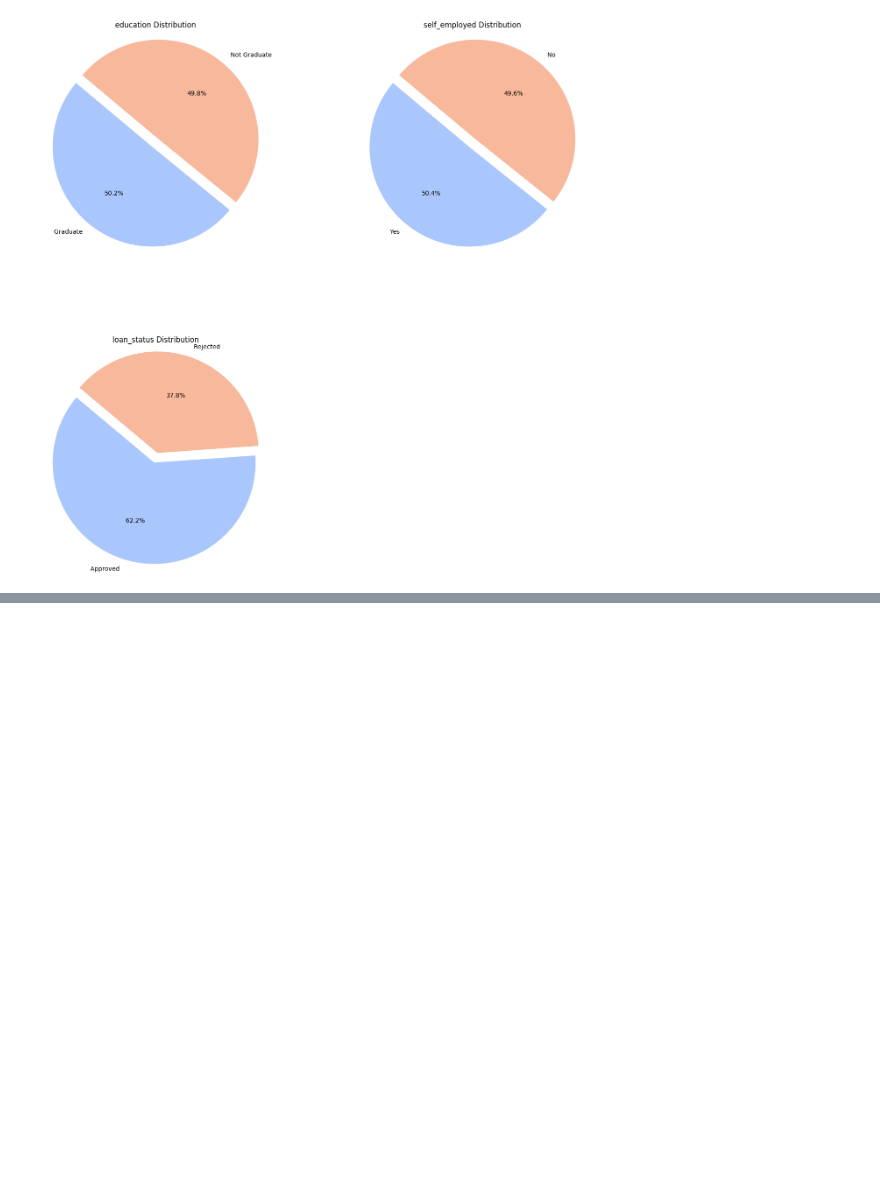
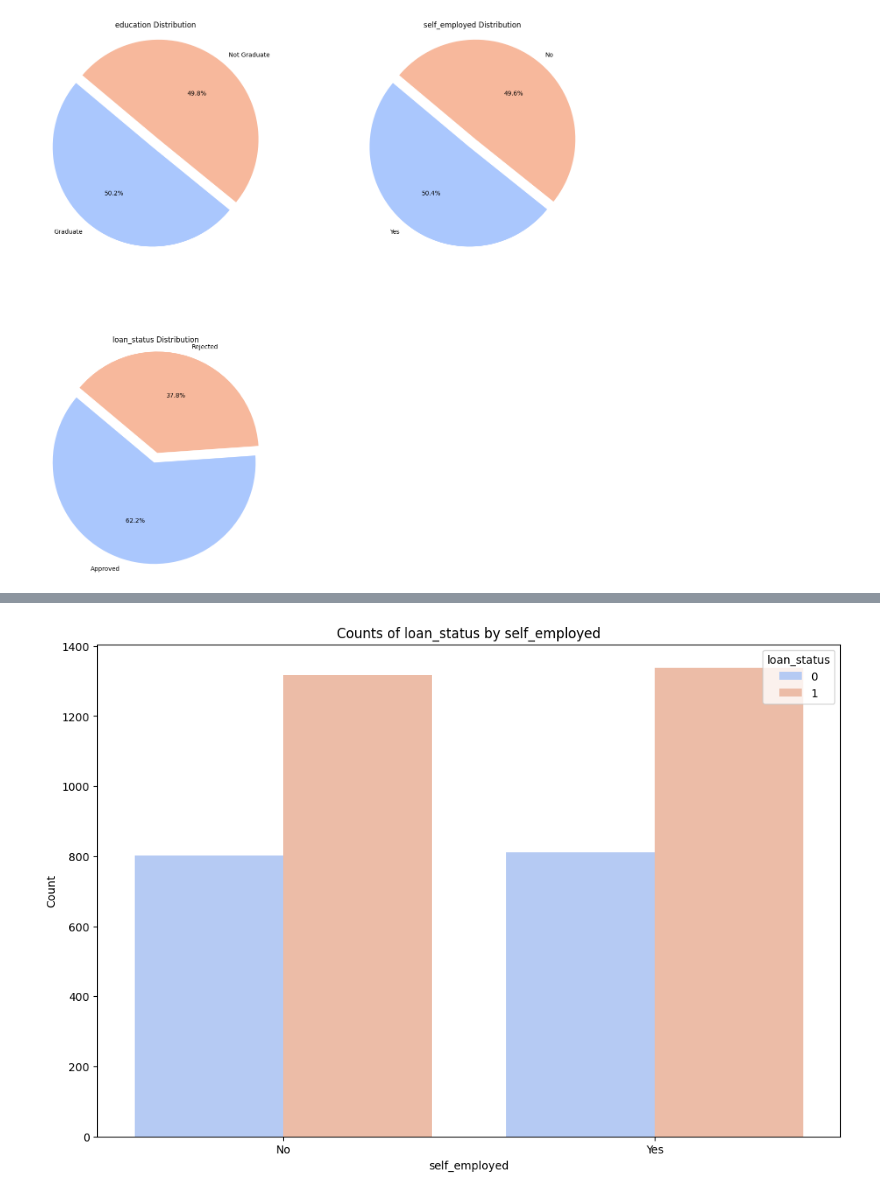
Before and after one commit to oguzhankir/ML_engineer_case, a Jupyter notebook: notebooks/data_analysis.ipynb, the cells around one changed output, grey strips where cells are left out. Saved outputs shown, nothing was run; the diff lists cells and outputs as text; code cells hidden in the pictures; blank space fills up the shorter version.

```diff
--- a/notebooks/data_analysis.ipynb
+++ b/notebooks/data_analysis.ipynb
@@ -36,0 +203,4 @@ plot_cat(df, df.select_dtypes("object").columns.tolist())
+# %%
+plot_grouped(df, "self_employed", "loan_status")
+# %% [output]
+[figure, added]
```
Also changed, not shown: parts of 16 cells of this notebook, 20 other files.
